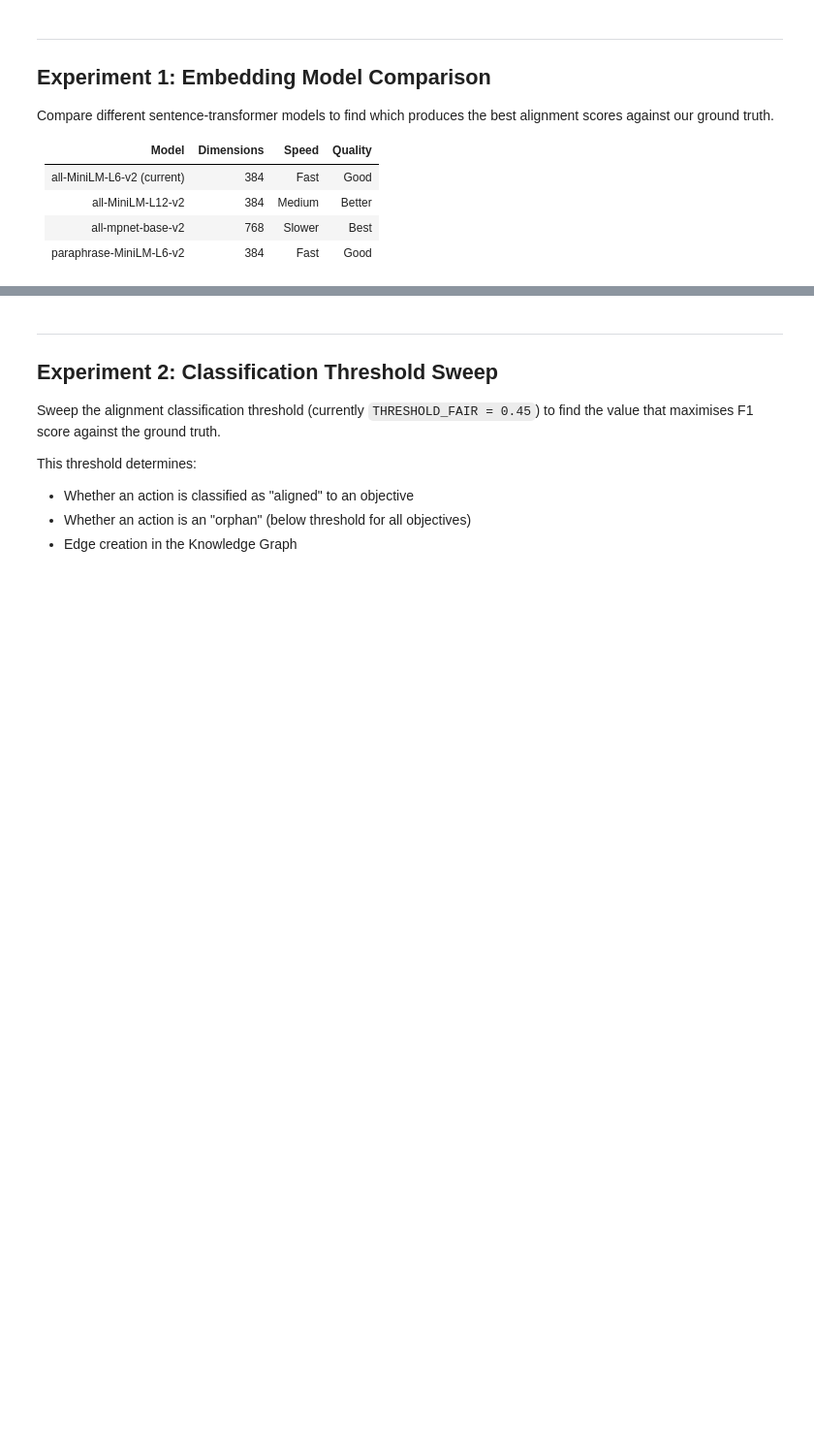
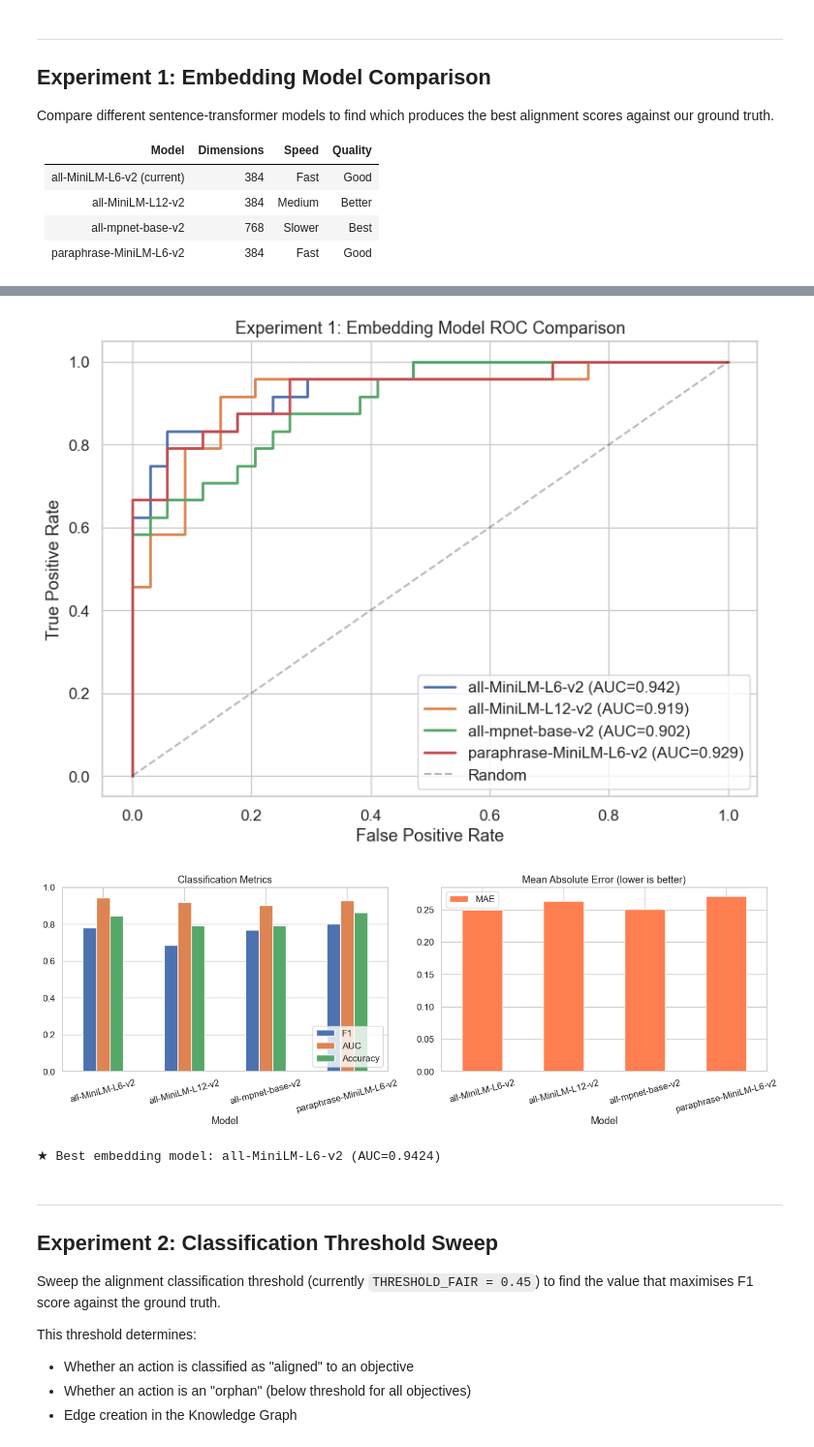
Before and after one commit to Shalindri/hospital-strategy-alignment-ai, a Jupyter notebook: experiments/parameter_tuning.ipynb, the cells around one changed output, grey strips where cells are left out. Shown at 97% size. Saved outputs shown, nothing was run; the diff lists cells and outputs as text; code cells hidden in the pictures; blank space fills up the shorter version.

```diff
--- a/experiments/parameter_tuning.ipynb
+++ b/experiments/parameter_tuning.ipynb
@@ -200,22 +215,17 @@ CANDIDATE_MODELS = [
 
 y_true = gt_df["alignment_label"].values
 model_results = {}
-model_perf = {}
 
 for model_name in CANDIDATE_MODELS:
     print(f"\nEvaluating: {model_name}")
-    sim_matrix, obj_codes, act_nums, perf_info = compute_similarity_matrix(
+    sim_matrix, obj_codes, act_nums = compute_similarity_matrix(
         model_name, objective_texts, action_texts
     )
     preds = extract_gt_scores(sim_matrix, obj_codes, act_nums, gt_df)
     metrics = evaluate_predictions(y_true, preds, threshold=0.5)
     model_results[model_name] = metrics
-    model_perf[model_name] = perf_info
     print(f"  AUC={metrics['auc']:.4f}  F1={metrics['f1']:.4f}  "
           f"MAE={metrics['mae']:.4f}  Pearson={metrics['pearson_r']:.4f}  "
           f"Optimal threshold={metrics['optimal_threshold']:.4f}")
-    print(f"  ⏱ Load={perf_info['load_time_s']:.2f}s  Encode={perf_info['encode_time_s']:.3f}s  "
-          f"Total={perf_info['total_time_s']:.2f}s  "
-          f"Dim={perf_info['embedding_dim']}  Params={perf_info['model_params_M']}M")
 
 print("\nDone.")
@@ -222,8 +274,7 @@ print("\nDone.")
 # %%
-# Summary table — accuracy + performance
+# Summary table
 summary_rows = []
 for name, m in model_results.items():
-    p = model_perf[name]
     summary_rows.append({
         "Model": name,
         "AUC": round(m["auc"], 4),
@@ -235,14 +286,8 @@ for name, m in model_results.items():
         "Pearson r": round(m["pearson_r"], 4),
         "Spearman ρ": round(m["spearman_rho"], 4),
         "Optimal θ": round(m["optimal_threshold"], 4),
-        "Dims": p["embedding_dim"],
-        "Params (M)": p["model_params_M"],
-        "Load (s)": p["load_time_s"],
-        "Encode (s)": p["encode_time_s"],
-        "Total (s)": p["total_time_s"],
     })
 
 summary_df = pd.DataFrame(summary_rows).set_index("Model")
-display(summary_df.style
-    .highlight_max(axis=0, subset=["AUC", "F1", "Precision", "Recall", "Accuracy", "Pearson r", "Spearman ρ"])
-    .highlight_min(axis=0, subset=["MAE", "Load (s)", "Encode (s)", "Total (s)"]))
+display(summary_df.style.highlight_max(axis=0, subset=["AUC", "F1", "Precision", "Recall", "Accuracy", "Pearson r", "Spearman ρ"])
+                        .highlight_min(axis=0, subset=["MAE"]))
@@ -249,70 +301,41 @@ display(summary_df.style
 # %%
 # ROC Curves
 fig, ax = plt.subplots(figsize=(8, 6))
 for name, m in model_results.items():
     fpr, tpr = m["roc_data"]
     ax.plot(fpr, tpr, label=f"{name} (AUC={m['auc']:.3f})", linewidth=2)
 
 ax.plot([0, 1], [0, 1], "k--", alpha=0.3, label="Random")
 ax.set_xlabel("False Positive Rate")
 ax.set_ylabel("True Positive Rate")
 ax.set_title("Experiment 1: Embedding Model ROC Comparison")
 ax.legend(loc="lower right")
 plt.tight_layout()
 plt.savefig("exp1_roc_curves.png", dpi=150)
 plt.show()
 
-# Accuracy + Performance side by side
-fig, axes = plt.subplots(1, 3, figsize=(18, 5))
+# Bar chart comparison
+fig, axes = plt.subplots(1, 2, figsize=(14, 5))
 
-# 1) Classification metrics
-summary_df[["F1", "AUC", "Accuracy"]].plot(kind="bar", ax=axes[0], rot=15)
-axes[0].set_title("Classification Metrics (higher is better)")
+metrics_to_plot = ["F1", "AUC", "Accuracy"]
+summary_df[metrics_to_plot].plot(kind="bar", ax=axes[0], rot=15)
+axes[0].set_title("Classification Metrics")
 axes[0].set_ylim(0, 1)
 axes[0].legend(loc="lower right")
 
-# 2) MAE
 summary_df[["MAE"]].plot(kind="bar", ax=axes[1], rot=15, color="coral")
 axes[1].set_title("Mean Absolute Error (lower is better)")
-
-# 3) Performance: encode time + model size
-ax3 = axes[2]
-x = np.arange(len(summary_df))
-width = 0.35
-bars1 = ax3.bar(x - width/2, summary_df["Encode (s)"], width, label="Encode time (s)", color="steelblue")
-ax3_r = ax3.twinx()
-bars2 = ax3_r.bar(x + width/2, summary_df["Params (M)"], width, label="Parameters (M)", color="salmon", alpha=0.8)
-ax3.set_xticks(x)
-ax3.set_xticklabels(summary_df.index, rotation=15, ha="right")
-ax3.set_ylabel("Encode Time (s)", color="steelblue")
-ax3_r.set_ylabel("Parameters (millions)", color="salmon")
-ax3.set_title("Performance: Speed & Model Size")
-lines1, labels1 = ax3.get_legend_handles_labels()
-lines2, labels2 = ax3_r.get_legend_handles_labels()
-ax3.legend(lines1 + lines2, labels1 + labels2, loc="upper left")
 
 plt.tight_layout()
 plt.savefig("exp1_model_comparison.png", dpi=150)
 plt.show()
 
-# Quality-vs-Speed trade-off scatter
-fig, ax = plt.subplots(figsize=(8, 6))
-for name in summary_df.index:
-    ax.scatter(summary_df.loc[name, "Total (s)"], summary_df.loc[name, "AUC"],
-               s=summary_df.loc[name, "Params (M)"] * 3, alpha=0.7, edgecolors="black")
-    ax.annotate(name, (summary_df.loc[name, "Total (s)"], summary_df.loc[name, "AUC"]),
-                textcoords="offset points", xytext=(8, 5), fontsize=9)
-ax.set_xlabel("Total Time (s) — lower is better")
-ax.set_ylabel("AUC — higher is better")
-ax.set_title("Quality vs Speed Trade-off (bubble size = model parameters)")
-plt.tight_layout()
-plt.savefig("exp1_quality_vs_speed.png", dpi=150)
-plt.show()
-
 best_model = summary_df["AUC"].idxmax()
-fastest_model = summary_df["Total (s)"].idxmin()
-print(f"\n★ Best accuracy:   {best_model} (AUC={summary_df.loc[best_model, 'AUC']:.4f}, {summary_df.loc[best_model, 'Total (s)']:.2f}s)")
-print(f"★ Fastest model:   {fastest_model} (AUC={summary_df.loc[fastest_model, 'AUC']:.4f}, {summary_df.loc[fastest_model, 'Total (s)']:.2f}s)")
+print(f"\n★ Best embedding model: {best_model} (AUC={summary_df.loc[best_model, 'AUC']:.4f})")
+# %% [output]
+[figure, added]
+[figure, added]
+★ Best embedding model: all-MiniLM-L6-v2 (AUC=0.9424)
 # %% [markdown]
 ---
 ## Experiment 2: Classification Threshold Sweep
```
Also changed, not shown: parts of 17 cells of this notebook, 14 other files.
